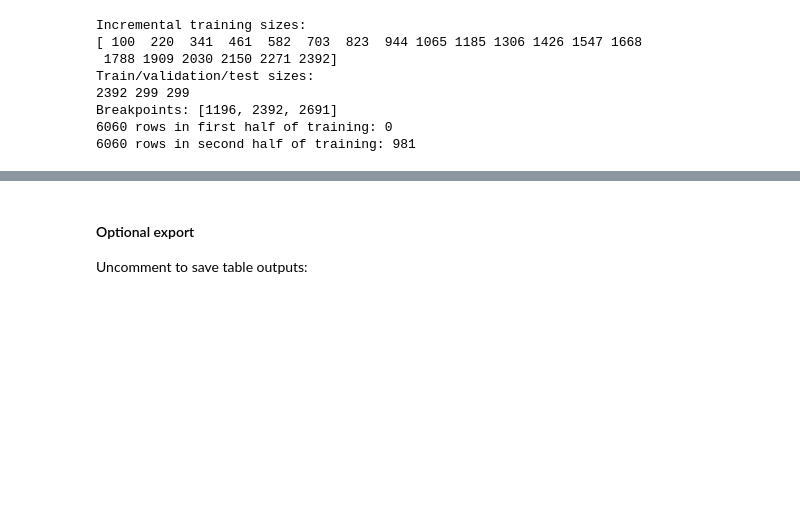
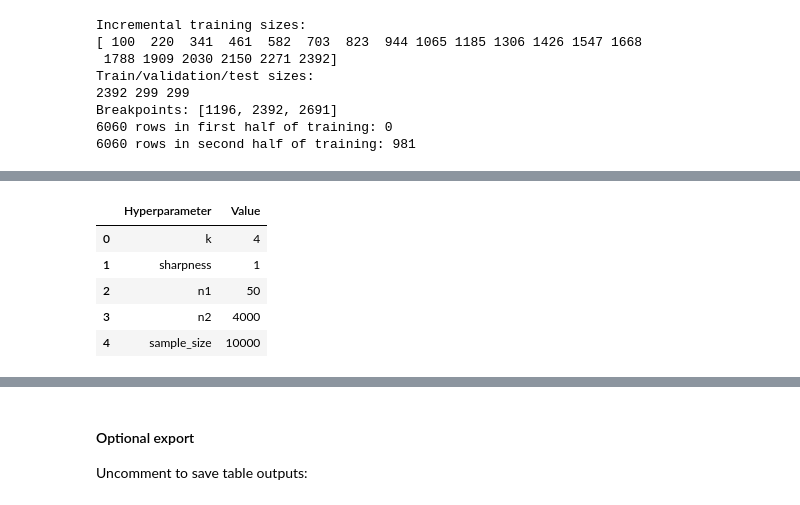
Before and after one commit to christiandalheimoien/phd, a Jupyter notebook: paper_III/01_reproduce_paper_III.ipynb, the cells around one changed output, grey strips where cells are left out. Drawn from its saved outputs; the diff is of its cells as text; code cells hidden in the pictures; blank space fills up the shorter version.

```diff
--- a/paper_III/01_reproduce_paper_III.ipynb
+++ b/paper_III/01_reproduce_paper_III.ipynb
@@ -537,0 +552,85 @@ all_iter_preds_test, avg_coeffs_test = recompute_hybrid_predictions(
+# %%
+import itertools
+
+HYBRID_PARAM_FILE = OUTPUT_DIR / "paper_III_hybrid_hyperparameters.json"
+PUBLISHED_COEFF_PARAMS = dict(COEFF_PARAMS)
+
+HYBRID_PARAM_GRID = {
+    "k": [4, 8, 12, 16, 20],
+    "sharpness": [1, 2, 3],
+    "n1": [50, 100, 150, 200, 250],
+    "n2": [1000, 2000, 4000, 6000, 8000]
+}
+
+
+def mean_hybrid_validation_rmse(coeff_params):
+    iter_preds_val, _ = recompute_hybrid_predictions(
+        base_iter_preds_val,
+        df_val,
+        coeff_func=coefficient_for_point,
+        coeff_params=coeff_params,
+    )
+    scores = []
+    for df_pred in iter_preds_val:
+        rp_rmse = safe_rmse(df_pred["Rp0.2_test"], df_pred["Rp0.2 hybrid"])
+        rm_rmse = safe_rmse(df_pred["Rm_test"], df_pred["Rm hybrid"])
+        scores.append((rp_rmse + rm_rmse) / 2.0)
+    return float(np.nanmean(scores))
+
+
+if HYBRID_PARAM_FILE.exists():
+    with HYBRID_PARAM_FILE.open("r", encoding="utf-8") as f:
+        cached_hybrid_params = json.load(f)
+    COEFF_PARAMS = dict(cached_hybrid_params["best_params"])
+    hybrid_param_source = f"Loaded cached hybrid parameters from {HYBRID_PARAM_FILE}"
+else:
+    best_score = np.inf
+    best_params = None
+    grid_keys = list(HYBRID_PARAM_GRID)
+    grid_values = [HYBRID_PARAM_GRID[key] for key in grid_keys]
+    grid_combinations = list(itertools.product(*grid_values))
+    print(f"Evaluating {len(grid_combinations)} hyperparameter combinations")
+
+    for values in tqdm(grid_combinations, desc="Hybrid parameter grid search"):
+        candidate = dict(PUBLISHED_COEFF_PARAMS)
+        candidate.update(dict(zip(grid_keys, values)))
+        score = mean_hybrid_validation_rmse(candidate)
+        if score < best_score:
+            best_score = score
+            best_params = candidate
+
+    COEFF_PARAMS = dict(best_params)
+    cached_hybrid_params = {
+        "best_params": COEFF_PARAMS,
+        "mean_validation_rmse": best_score,
+        "grid": HYBRID_PARAM_GRID,
+        "published_params": PUBLISHED_COEFF_PARAMS,
+    }
+    HYBRID_PARAM_FILE.parent.mkdir(exist_ok=True)
+    with HYBRID_PARAM_FILE.open("w", encoding="utf-8") as f:
+        json.dump(cached_hybrid_params, f, indent=2)
+    hybrid_param_source = f"Saved tuned hybrid parameters to {HYBRID_PARAM_FILE}"
+
+k = COEFF_PARAMS["k"]
+sharpness = COEFF_PARAMS["sharpness"]
+n1 = COEFF_PARAMS["n1"]
+n2 = COEFF_PARAMS["n2"]
+
+print(hybrid_param_source)
+display(pd.DataFrame({"Hyperparameter": list(COEFF_PARAMS.keys()), "Value": list(COEFF_PARAMS.values())}))
+
+# Adaptive hybrid predictions using the selected coefficient parameters.
+# Validation set: retained for robustness comparisons.
+# Test set: used for Paper III figures/tables.
+all_iter_preds_val, avg_coeffs_val = recompute_hybrid_predictions(
+    base_iter_preds_val,
+    df_val,
+    coeff_func=coefficient_for_point,
+)
+
+all_iter_preds_test, avg_coeffs_test = recompute_hybrid_predictions(
+    base_iter_preds_test,
+    df_test,
+    coeff_func=coefficient_for_point,
+)
+# %% [output]
@@ -538 +639,7 @@ all_iter_preds_test, avg_coeffs_test = recompute_hybrid_predictions(
+|  | Hyperparameter | Value |
+| 0 | k | 4 |
+| 1 | sharpness | 1 |
+| 2 | n1 | 50 |
+| 3 | n2 | 4000 |
+| 4 | sample_size | 10000 |
 # %% [markdown]
```
Also changed, not shown: parts of 18 cells of this notebook.
